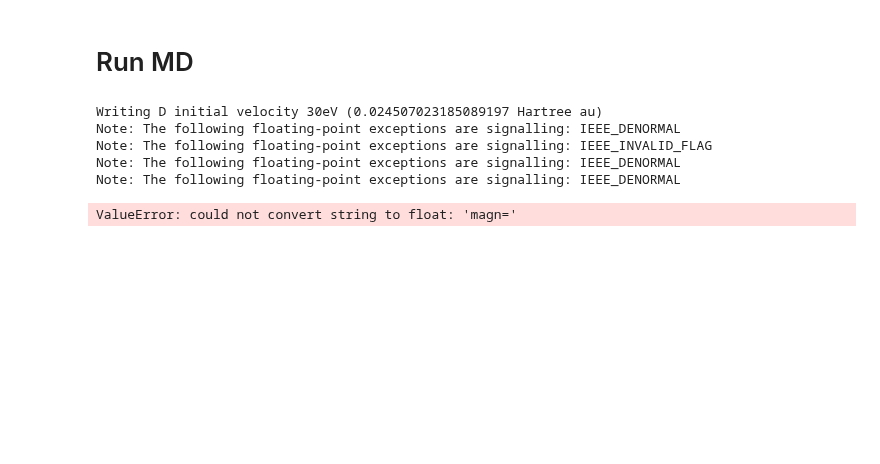
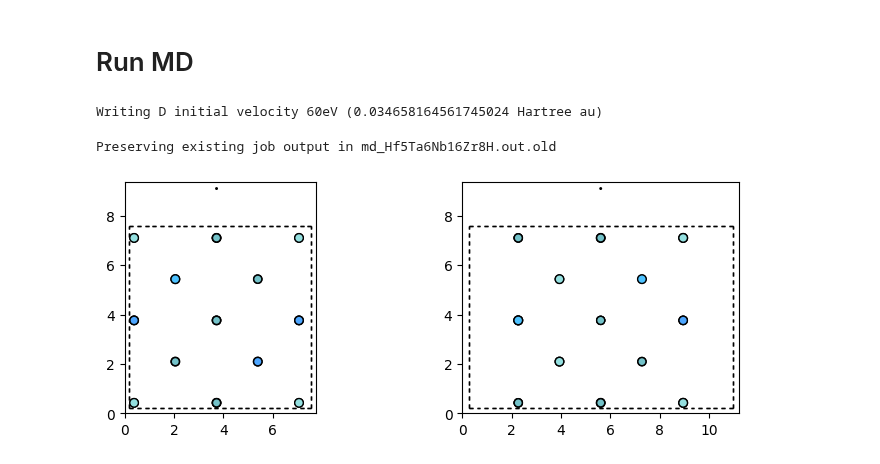
Before and after one commit to NWChen/sofe, a Jupyter notebook: MD on disordered alloy HfNbTaZr.ipynb, the cells around one changed output. Saved outputs shown, nothing was run; the diff lists cells and outputs as text; code cells hidden in the pictures; blank space fills up the shorter version.

```diff
--- a/MD on disordered alloy HfNbTaZr.ipynb
+++ b/MD on disordered alloy HfNbTaZr.ipynb
@@ -246,15 +253,26 @@ def pin_bottom_layers(atoms, nlayers):
 # %%
 VACUUM = 2.0
 DEUTERIUM_MASS_AMU = 2.014
+INITIAL_DISTANCE_A = 2.0
 
 atoms = deepcopy(slab)
 atoms.center(vacuum=VACUUM, axis=2)
 atoms = pin_bottom_layers(atoms, nlayers=3)
 
 # Place the D atom in the center of the slab, `INITIAL_DISTANCE_A` Angstroms away
-DEUTERIUM_XYZ = get_D_position(atoms, INITIAL_DISTANCE_A=2.0)
+AXIS = 'x'
+DEUTERIUM_XYZ = get_D_position(atoms, INITIAL_DISTANCE_A=INITIAL_DISTANCE_A, axis=AXIS)
 deuterium = Atom('H', mass=DEUTERIUM_MASS_AMU, position=DEUTERIUM_XYZ)
 atoms.append(deuterium)
 
-preview(atoms)
+# Expand unit cell so that the D atom fits
+existing_cell = atoms.get_cell()
+atoms.set_cell(np.array([ # TODO this code is dogshit, clean it up
+    existing_cell[0][0] + (INITIAL_DISTANCE_A if AXIS == 'x' else 0),
+    existing_cell[1][1] + (INITIAL_DISTANCE_A if AXIS == 'y' else 0),
+    existing_cell[2][2] + (INITIAL_DISTANCE_A if AXIS == 'z' else 0)]
+))
+
+#preview(atoms)
+view(atoms, viewer='x3d')
 # %% [output]
@@ -263,8 +281,8 @@ preview(atoms)
 # Run MD
 # %%
 def md(atoms, nsteps, dt, initial_eV=30):
-    input_filename = get_qe_filename(atoms, Calculation.MD, FileType.INPUT)
-    output_filename = get_qe_filename(atoms, Calculation.MD, FileType.OUTPUT)
+    input_filename = get_qe_filename(atoms, Calculation.MD, FileType.INPUT, suffix=f'{nsteps}steps')
+    output_filename = get_qe_filename(atoms, Calculation.MD, FileType.OUTPUT, suffix=f'{nsteps}steps')
 
     # TODO: this is so hacky, but ase QE doesn't support ATOMIC_VELOCITIES(?) and the ATOMIC_VELOCITIES input itself isn't well-documented
     if initial_eV:
@@ -275,7 +293,11 @@ def md(atoms, nsteps, dt, initial_eV=30):
 
         DEUTERIUM_MASS_AMU = 2.014
         velocity_au = velocity(DEUTERIUM_MASS_AMU, initial_eV)
-        atomic_velocities_str += 'H 0.0 0.0 {:.5f}'.format(-velocity_au)
+        if AXIS == 'x': # TODO this code is dogshit, clean it up
+            format_str = 'H {:.5f} 0.0 0.0'
+        elif AXIS == 'y':
+            format_str = 'H 0.0 {:.5f} 0.0'
+        atomic_velocities_str += format_str.format(-velocity_au)
 
     input_data = {
         'control': {
@@ -288,7 +310,7 @@ def md(atoms, nsteps, dt, initial_eV=30):
             'outdir': OUTDIR
         },
         'electrons': {
-            'conv_thr': 1e-6, # 1e-8
+            'conv_thr': 1e-3, #1e-6, # 1e-8
             'mixing_mode': 'TF',
             'mixing_beta': 0.7
         },
@@ -322,15 +344,11 @@ def md(atoms, nsteps, dt, initial_eV=30):
 
     run(input_filename, output_filename)
 # %%
-md(atoms, nsteps=1, dt=0.1 * round(FS_TO_AU), initial_eV=30)
+md(atoms, nsteps=10, dt=0.5 * round(FS_TO_AU), initial_eV=60)
 # %% [output]
-Writing D initial velocity 30eV (0.024507023185089197 Hartree au)
-Note: The following floating-point exceptions are signalling: IEEE_DENORMAL
-Note: The following floating-point exceptions are signalling: IEEE_INVALID_FLAG
-Note: The following floating-point exceptions are signalling: IEEE_DENORMAL
-Note: The following floating-point exceptions are signalling: IEEE_DENORMAL
+Writing D initial velocity 60eV (0.034658164561745024 Hartree au)
 # %%
-def sanitize_output_file(filename):
+def sanitize(filename):
     """
     Hack around a bug in ase.io:
 
@@ -346,10 +364,20 @@ def sanitize_output_file(filename):
 
     ValueError: could not convert string to float: 'magn='
     """
-    os.rename(filename, f'{filename}.old'
-    with open(filename, 'rw') as f:
+    # Copy and rename the old file
+    backup_filename = f'{filename}.old'
+    shutil.copyfile(filename, backup_filename)
+    print(f'Preserving existing job output in {backup_filename}')
+    with open(filename, 'r') as f:
+        content = f.read()
+
+    content = re.sub('magn=', '', content)
+    with open(filename, 'w') as f:
+        f.write(content)
 # %%
-output_filename = get_qe_filename(atoms, Calculation.MD, FileType.OUTPUT)
+output_filename = get_qe_filename(atoms, Calculation.MD, FileType.OUTPUT, suffix=f'{nsteps}steps')
+sanitize(output_filename)
 preview(output_to_atoms(output_filename))
 # %% [output]
-ValueError: could not convert string to float: 'magn='
+Preserving existing job output in md_Hf5Ta6Nb16Zr8H.out.old
+[figure, added]
```
Also changed, not shown: parts of 6 cells of this notebook, 17 other files.
